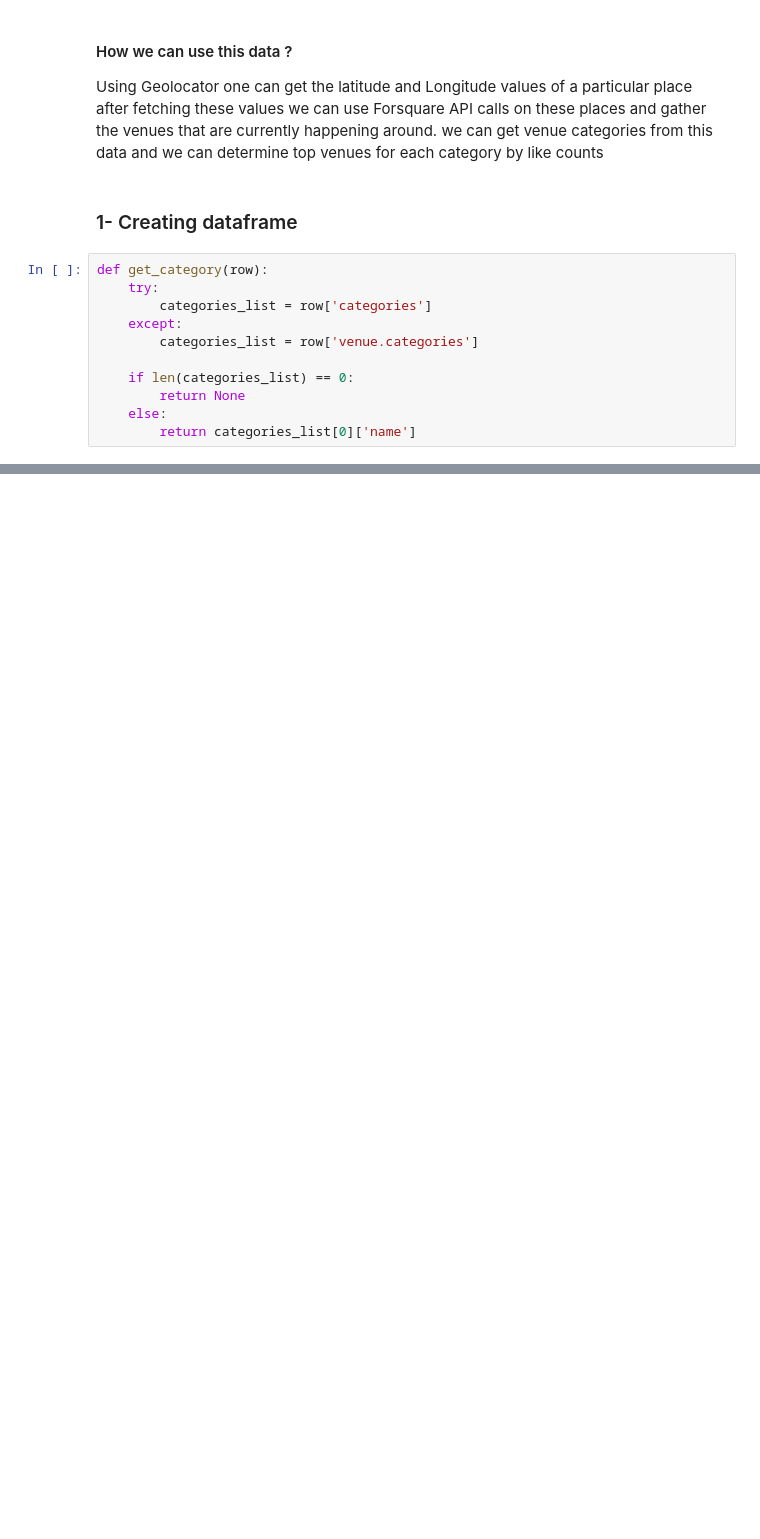
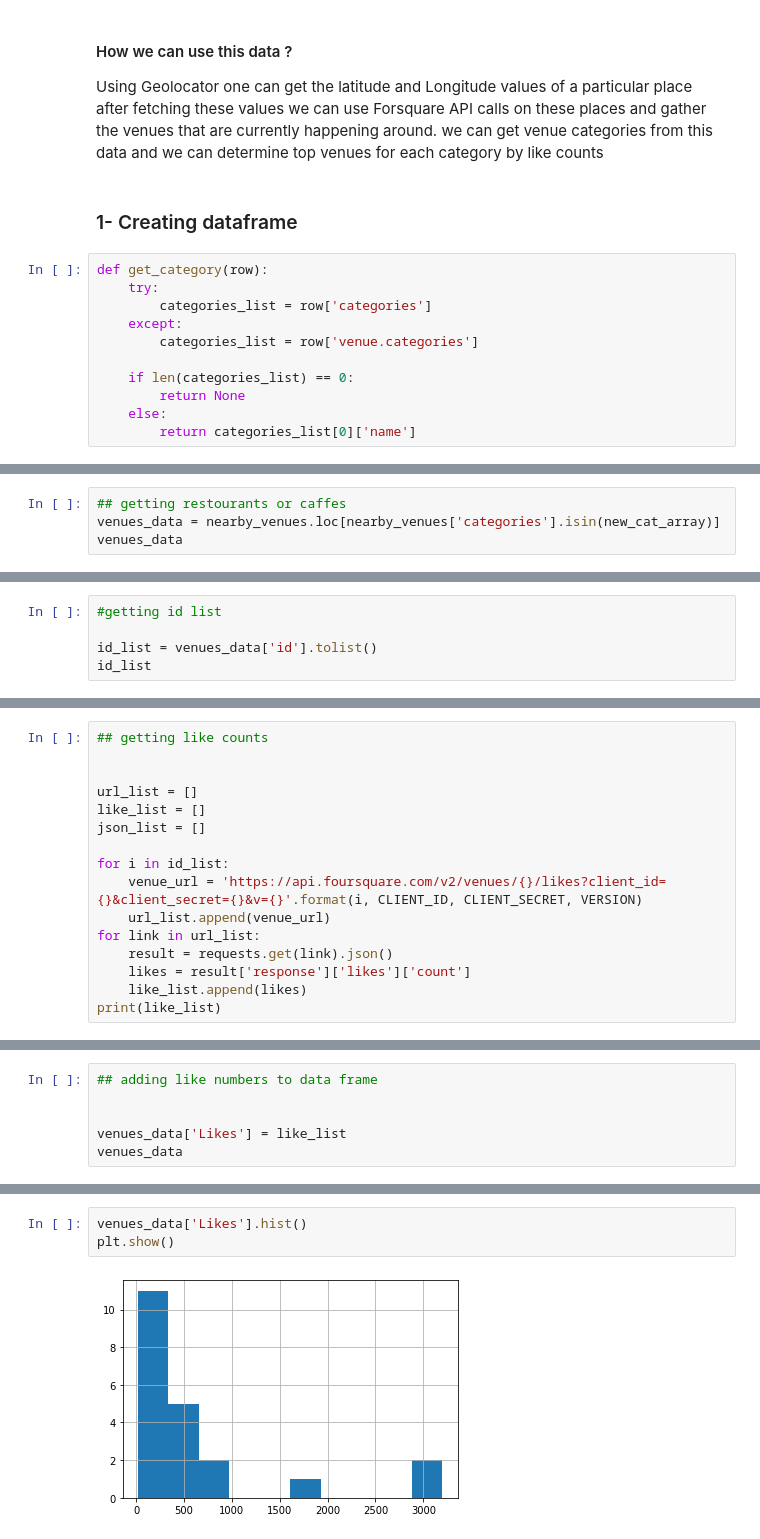
Before and after one commit to savasturkoglu1/Coursera_Capstone, a Jupyter notebook: Capstone_Project_main.ipynb, the cells around one changed output, grey strips where cells are left out. Saved outputs shown, nothing was run; the diff lists cells and outputs as text; blank space fills up the shorter version.

```diff
--- a/Capstone_Project_main.ipynb
+++ b/Capstone_Project_main.ipynb
@@ -207,0 +240,4 @@ array(['Café', 'Sushi Restaurant', 'Beer Bar', 'Pool', 'Lounge', 'Beach',
+# %%
+## getting restourants or caffes
+venues_data = nearby_venues.loc[nearby_venues['categories'].isin(new_cat_array)]
+venues_data
@@ -207,0 +262,5 @@ array(['Café', 'Sushi Restaurant', 'Beer Bar', 'Pool', 'Lounge', 'Beach',
+# %%
+#getting id list
+
+id_list = venues_data['id'].tolist()
+id_list
@@ -207,0 +285,16 @@ array(['Café', 'Sushi Restaurant', 'Beer Bar', 'Pool', 'Lounge', 'Beach',
+# %%
+## getting like counts
+
+
+url_list = []
+like_list = []
+json_list = []
+
+for i in id_list:
+    venue_url = 'https://api.foursquare.com/v2/venues/{}/likes?client_id={}&client_secret={}&v={}'.format(i, CLIENT_ID, CLIENT_SECRET, VERSION)
+    url_list.append(venue_url)
+for link in url_list:
+    result = requests.get(link).json()
+    likes = result['response']['likes']['count']
+    like_list.append(likes)
+print(like_list)
@@ -207,0 +303,6 @@ array(['Café', 'Sushi Restaurant', 'Beer Bar', 'Pool', 'Lounge', 'Beach',
+# %%
+## adding like numbers to data frame
+
+
+venues_data['Likes'] = like_list
+venues_data
@@ -207,0 +332,5 @@ array(['Café', 'Sushi Restaurant', 'Beer Bar', 'Pool', 'Lounge', 'Beach',
+# %%
+venues_data['Likes'].hist()
+plt.show()
+# %% [output]
+[figure, added]
```
Also changed, not shown: parts of 39 cells of this notebook.
